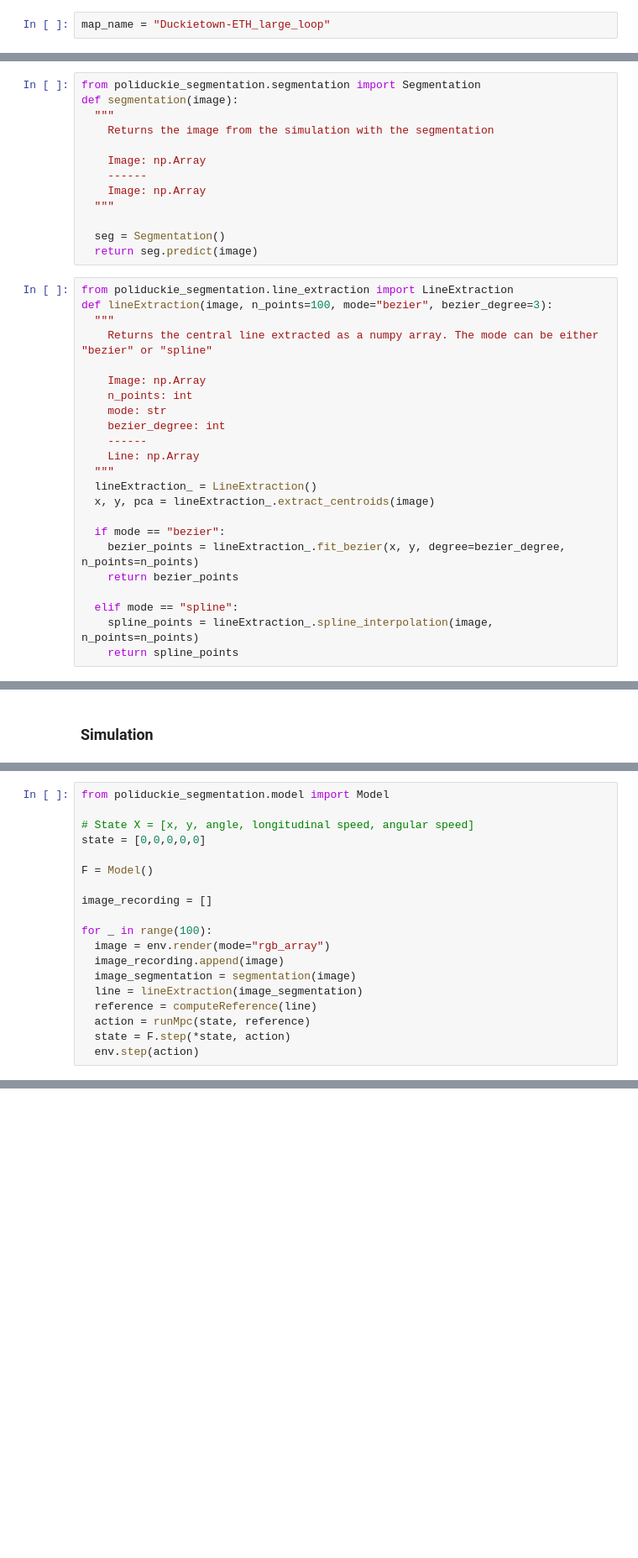
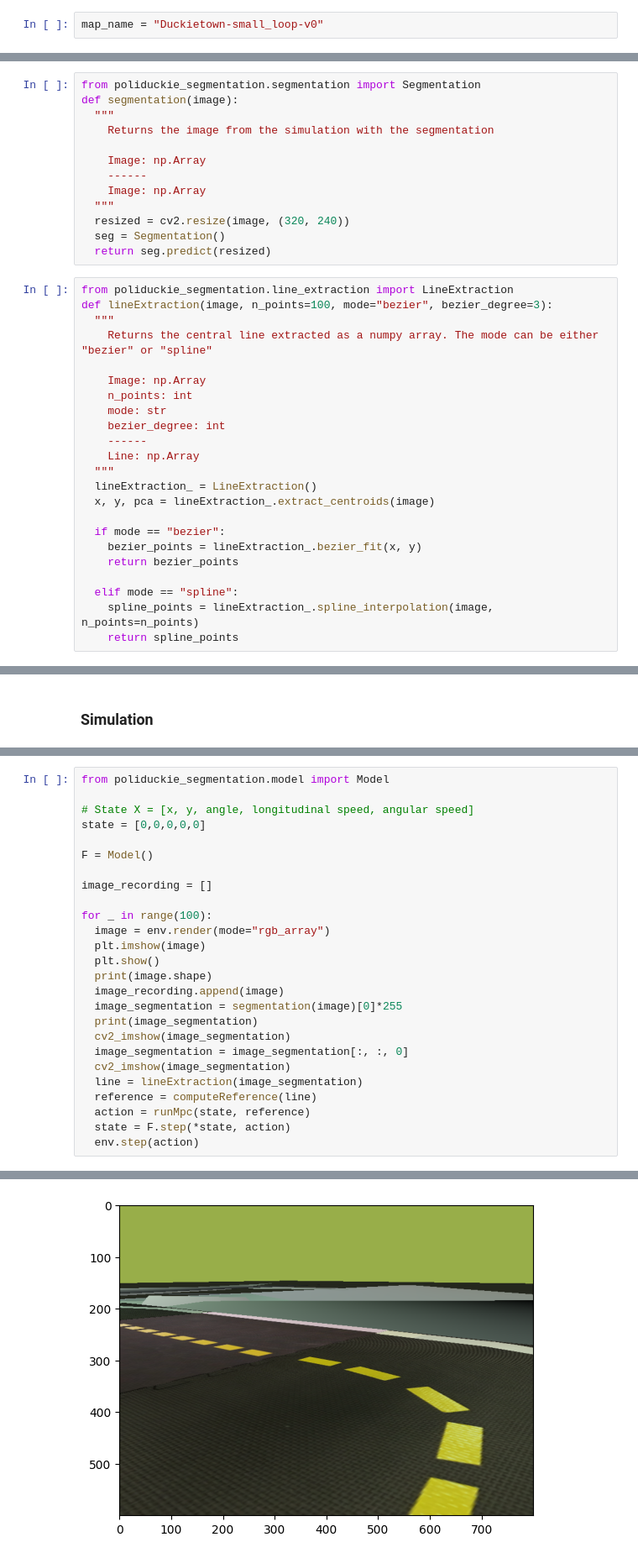
Before and after one commit to poliduckie/poliduckie_pipeline, a Jupyter notebook: notebooks/poliduckie_mpc_pipeline.ipynb, the cells around one changed output, grey strips where cells are left out. Shown at 84% size. Saved outputs shown, nothing was run; the diff lists cells and outputs as text; blank space fills up the shorter version.

Commit message:
fix: fixed simulator issues and basic segmentation implementation

```diff
--- a/notebooks/poliduckie_mpc_pipeline.ipynb
+++ b/notebooks/poliduckie_mpc_pipeline.ipynb
@@ -43,5 +81,5 @@ gym_duckietown.logger.setLevel(logging.WARNING)
 # %%
-map_name = "Duckietown-ETH_large_loop"
+map_name = "Duckietown-small_loop-v0"
 # %% [markdown]
 ### Methods
 # %%
@@ -54,9 +92,9 @@ def segmentation(image):
     ------
     Image: np.Array
   """
-
+  resized = cv2.resize(image, (320, 240))
   seg = Segmentation()
-  return seg.predict(image)
+  return seg.predict(resized)
 # %%
 from poliduckie_segmentation.line_extraction import LineExtraction
 def lineExtraction(image, n_points=100, mode="bezier", bezier_degree=3):
@@ -74,7 +112,7 @@ def lineExtraction(image, n_points=100, mode="bezier", bezier_degree=3):
   x, y, pca = lineExtraction_.extract_centroids(image)
 
   if mode == "bezier":
-    bezier_points = lineExtraction_.fit_bezier(x, y, degree=bezier_degree, n_points=n_points)
+    bezier_points = lineExtraction_.bezier_fit(x, y)
     return bezier_points
 
   elif mode == "spline":
@@ -132,10 +190,18 @@ image_recording = []
 
 for _ in range(100):
   image = env.render(mode="rgb_array")
+  plt.imshow(image)
+  plt.show()
+  print(image.shape)
   image_recording.append(image)
-  image_segmentation = segmentation(image)
+  image_segmentation = segmentation(image)[0]*255
+  print(image_segmentation)
+  cv2_imshow(image_segmentation)
+  image_segmentation = image_segmentation[:, :, 0]
+  cv2_imshow(image_segmentation)
   line = lineExtraction(image_segmentation)
   reference = computeReference(line)
   action = runMpc(state, reference)
   state = F.step(*state, action)
   env.step(action)
+# %% [output]
@@ -141,0 +210 @@ for _ in range(100):
+[figure, added]
```
Also changed, not shown: parts of 5 cells of this notebook.
